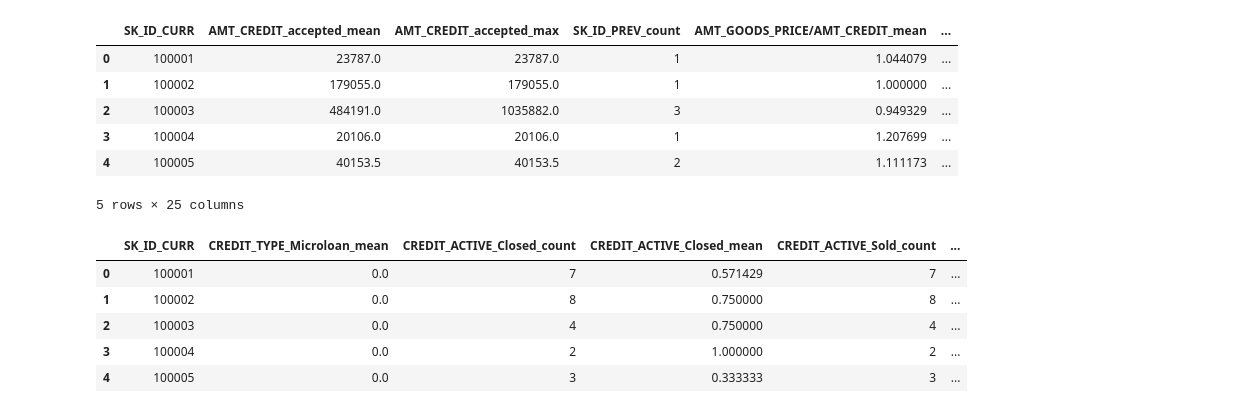
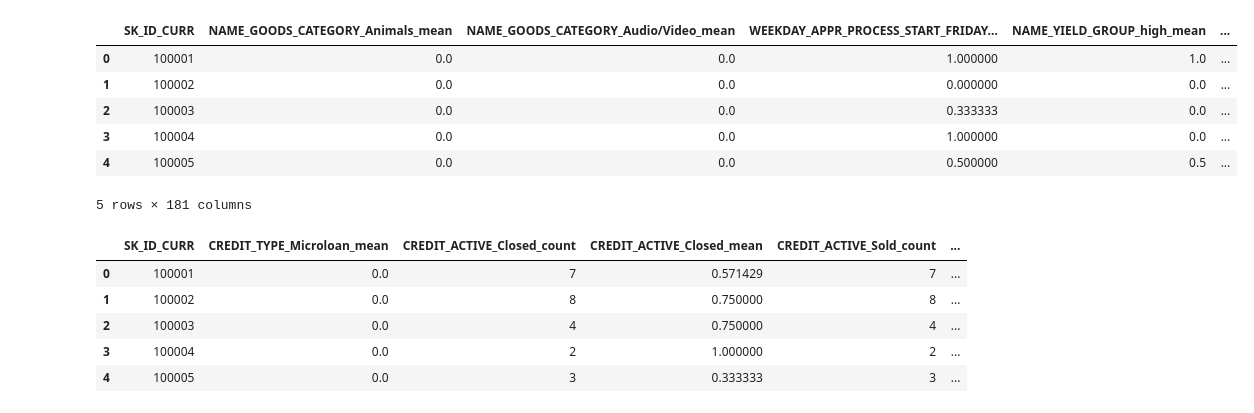
Before and after one commit to MAGomes95/KaggleCreditRisk, a Jupyter notebook: main.ipynb, the cells around one changed output. Cells and saved outputs as stored; diff of their text form; code cells hidden in the pictures.

```diff
--- a/main.ipynb
+++ b/main.ipynb
@@ -72,54 +73,59 @@ data_submission = process_data(data_submission)
 # %%
 previous_data = pd.read_csv('data/previous_application.csv')
 def process_previous_application_data(previous_data):
-#     missing_percentage = previous_data.isnull().sum() / len(previous_data)
-#     dropped = missing_percentage.loc[missing_percentage > 0.9]
-#     previous_data = previous_data.drop(dropped.index, axis=1)
-    previous_data = pd.get_dummies(previous_data, columns=['NAME_CONTRACT_STATUS', ])
+    previous_data = pd.get_dummies(previous_data)
 
     previous_data['percentage_down'] = previous_data['AMT_DOWN_PAYMENT'] / previous_data['AMT_CREDIT']
     previous_data.loc[previous_data['NAME_CONTRACT_STATUS_Approved'] == 0, 'percentage_down'] = np.nan
     previous_data['AMT_CREDIT_accepted'] = previous_data['AMT_CREDIT']
     previous_data.loc[previous_data['NAME_CONTRACT_STATUS_Approved'] == 0, 'AMT_CREDIT_accepted'] = np.nan
     previous_data['AMT_ANNUITY_accepted'] = previous_data['AMT_ANNUITY']
     previous_data.loc[previous_data['NAME_CONTRACT_STATUS_Approved'] == 0, 'AMT_ANNUITY_accepted'] = np.nan
 
     for col in ('AMT_ANNUITY', 'AMT_ANNUITY_accepted', 'AMT_APPLICATION', 'AMT_GOODS_PRICE'):
         previous_data[col + '/AMT_CREDIT'] = previous_data[col] / previous_data['AMT_CREDIT']
 
     previous_data = previous_data.replace([float('inf'), -float('inf')], np.nan)
-
-    previous_data = previous_data.groupby('SK_ID_CURR', as_index=False).agg(
-        {'SK_ID_PREV': 'count',
+    agg_dict = {'SK_ID_PREV': 'count',
          'NAME_CONTRACT_STATUS_Refused': ('count', 'mean'),
          'NAME_CONTRACT_STATUS_Approved': ('count', 'mean'),
          'AMT_CREDIT': 'mean',
          'AMT_CREDIT_accepted': ('mean', 'max'),
          'percentage_down': 'mean',
          'CNT_PAYMENT': ('mean', 'max'),
          'NFLAG_INSURED_ON_APPROVAL': 'mean',
          'AMT_ANNUITY': ('mean', 'max'),
          'AMT_ANNUITY_accepted': ('mean', 'max'),
          'AMT_ANNUITY/AMT_CREDIT': ('mean', 'max'),
          'AMT_ANNUITY_accepted/AMT_CREDIT': ('mean', 'max'),
          'AMT_APPLICATION/AMT_CREDIT': ('mean', 'max'),
-         'AMT_GOODS_PRICE/AMT_CREDIT': ('mean', 'max')})
+         'AMT_GOODS_PRICE/AMT_CREDIT': ('mean', 'max'),
+	 'AMT_GOODS_PRICE': ('mean')}
+
+    for col in previous_data.columns:
+        if col not in agg_dict and col not in ('SK_ID_CURR', 'SK_ID_PREV'):
+            agg_dict[col] = 'mean'
+
+
+
+    previous_data = previous_data.groupby('SK_ID_CURR').agg(agg_dict)
     previous_data.columns = list(map('_'.join, previous_data.columns.values))
-    previous_data = previous_data.rename(columns={'SK_ID_CURR_': 'SK_ID_CURR'})
+
+    previous_data = previous_data.reset_index()
 
     return previous_data
 
 previous_data = process_previous_application_data(previous_data)
 previous_data.fillna(0)
 previous_data.head()
 # %% [output]
-|  | SK_ID_CURR | AMT_CREDIT_accepted_mean | AMT_CREDIT_accepted_max | SK_ID_PREV_count | AMT_GOODS_PRICE/AMT_CREDIT_mean | ... |
-| 0 | 100001 | 23787.0 | 23787.0 | 1 | 1.044079 | ... |
-| 1 | 100002 | 179055.0 | 179055.0 | 1 | 1.000000 | ... |
-| 2 | 100003 | 484191.0 | 1035882.0 | 3 | 0.949329 | ... |
-| 3 | 100004 | 20106.0 | 20106.0 | 1 | 1.207699 | ... |
-| 4 | 100005 | 40153.5 | 40153.5 | 2 | 1.111173 | ... |
+|  | SK_ID_CURR | NAME_GOODS_CATEGORY_Animals_mean | NAME_GOODS_CATEGORY_Audio/Video_mean | WEEKDAY_APPR_PROCESS_START_FRIDAY... | NAME_YIELD_GROUP_high_mean | ... |
+| 0 | 100001 | 0.0 | 0.0 | 1.000000 | 1.0 | ... |
+| 1 | 100002 | 0.0 | 0.0 | 0.000000 | 0.0 | ... |
+| 2 | 100003 | 0.0 | 0.0 | 0.333333 | 0.0 | ... |
+| 3 | 100004 | 0.0 | 0.0 | 1.000000 | 0.0 | ... |
+| 4 | 100005 | 0.0 | 0.0 | 0.500000 | 0.5 | ... |
-5 rows × 25 columns
+5 rows × 181 columns
 # %%
 data_bureau = pd.read_csv('data/bureau.csv')
 bureau_balance = pd.read_csv('data/bureau_balance.csv')
```
Also changed, not shown: parts of 13 cells of this notebook, 5 other files.
